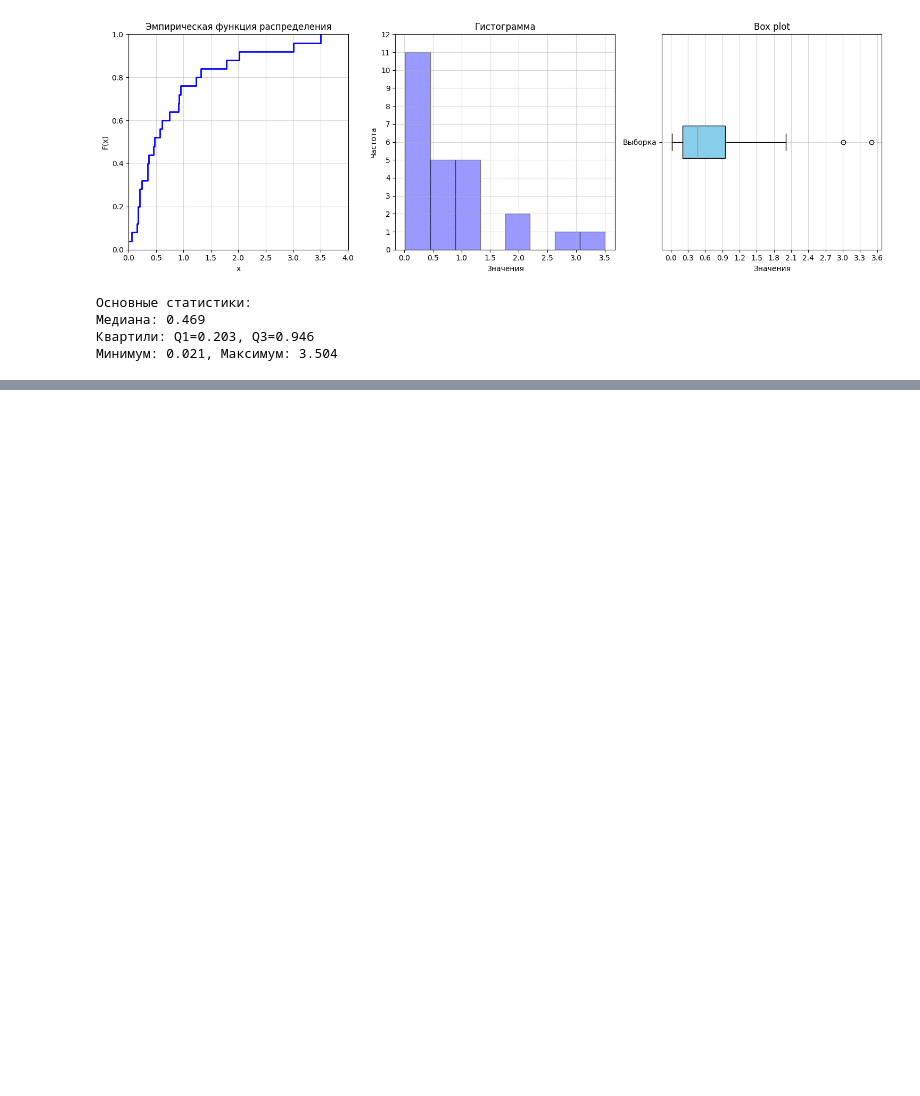
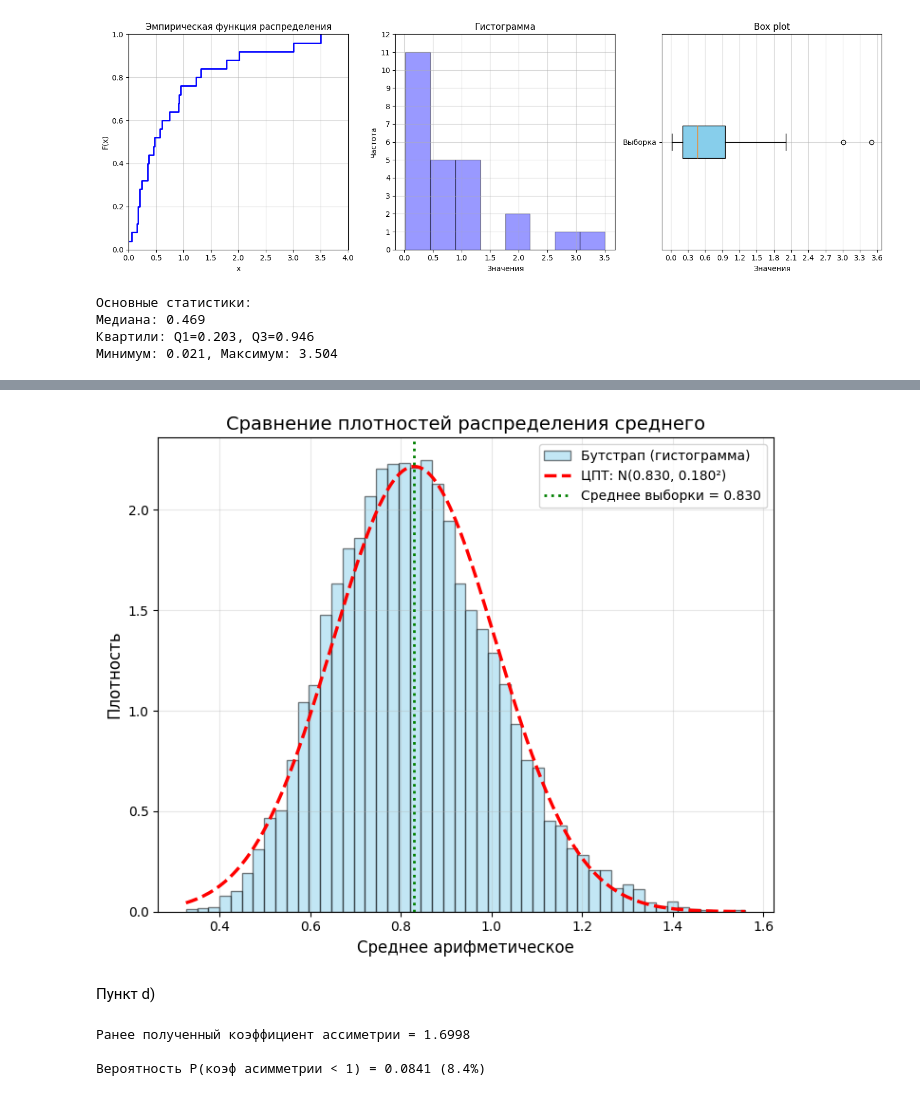
Before and after one commit to Pavel-bur-dot/Mathematical-statistics, a Jupyter notebook: Task_2.ipynb, the cells around one changed output, grey strips where cells are left out. Cells and saved outputs as stored; diff of their text form; code cells hidden in the pictures; blank space fills up the shorter version.

```diff
--- a/Task_2.ipynb
+++ b/Task_2.ipynb
@@ -129,0 +182,49 @@ print(f"Минимум: {np.min(sample):.3f}, Максимум: {np.max(sample):
+# %%
+# Visiualisation(Гистограмма бутстрап-средних + ЦПТ)
+plt.figure(figsize=(14, 6))
+plt.subplot(1, 2, 1)
+
+x_range = np.linspace(min(bootstrap_means), max(bootstrap_means), 200)
+
+# Гистограмма бутстрап-средних
+plt.hist(bootstrap_means, bins=50, density=True, alpha=0.5,
+         color='skyblue', edgecolor='black', label='Бутстрап (гистограмма)')
+
+# ЦПТ-оценка плотности (нормальное распределение)
+cpt_density = stats.norm.pdf(x_range, loc=cpt_mean, scale=cpt_std)
+plt.plot(x_range, cpt_density, 'r--', linewidth=2.5,
+         label=f'ЦПТ: N({cpt_mean:.3f}, {cpt_std:.3f}²)')
+
+plt.axvline(mean_sample, color='green', linestyle=':', linewidth=2,
+            label=f'Среднее выборки = {mean_sample:.3f}')
+
+plt.title('Сравнение плотностей распределения среднего', fontsize=14)
+plt.xlabel('Среднее арифметическое', fontsize=12)
+plt.ylabel('Плотность', fontsize=12)
+plt.legend()
+plt.grid(True, alpha=0.3)
+plt.tight_layout()
+plt.show()
+# %% [output]
+[figure, added]
+# %% [markdown]
+Пункт d)
+# %%
+print(f"Ранее полученный коэффициент ассиметрии = {skew:.4f}")
+
+# Бутстрап для коэффициента асимметрии
+n_bootstrap = 10000
+bootstrap_skews = []
+
+for i in range(n_bootstrap):
+    bootstrap_sample = np.random.choice(sample, size=n, replace=True)
+    bootstrap_skews.append(stats.skew(bootstrap_sample, bias=False))
+
+bootstrap_skews = np.array(bootstrap_skews)
+# Вероятность P(коэффициент асимметрии < 1)
+prob_less_than_1 = np.mean(bootstrap_skews < 1)
+print(f"\nВероятность P(коэф асимметрии < 1) = {prob_less_than_1:.4f} ({prob_less_than_1*100:.1f}%)")
+# %% [output]
+Ранее полученный коэффициент ассиметрии = 1.6998
+
+Вероятность P(коэф асимметрии < 1) = 0.0841 (8.4%)
```
Also changed, not shown: parts of 7 cells of this notebook.
